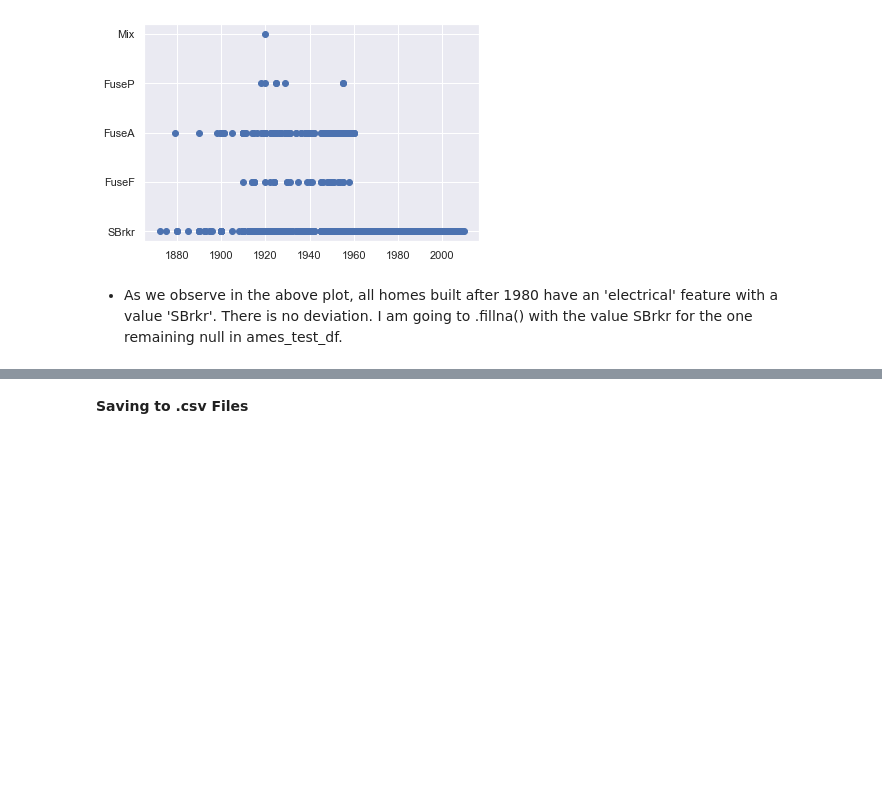
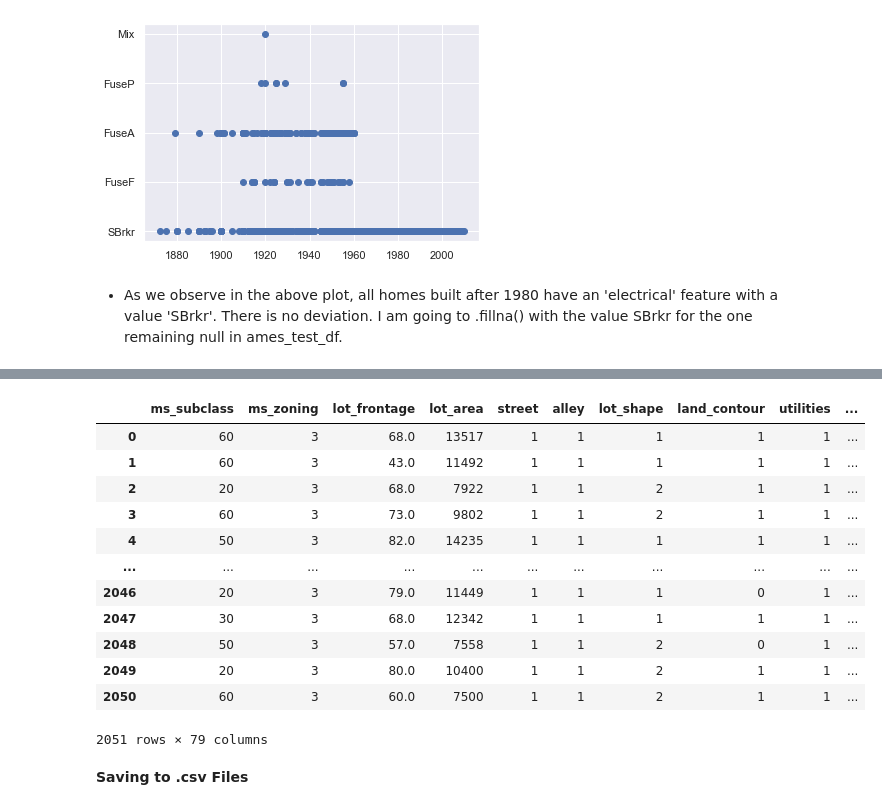
Before and after one commit to maryschindler/project_ames_kaggle_challenge, a Jupyter notebook: 2.0/notebooks/02_Preprocessing_and_FeatSel.ipynb, the cells around one changed output, grey strips where cells are left out. Cells and saved outputs as stored; diff of their text form; code cells hidden in the pictures; blank space fills up the shorter version.

```diff
--- a/2.0/notebooks/02_Preprocessing_and_FeatSel.ipynb
+++ b/2.0/notebooks/02_Preprocessing_and_FeatSel.ipynb
@@ -489,3 +918,19 @@ ames_test_df['electrical'].fillna(value = 'SBrkr', inplace = True)
+# %%
+ames_df
+# %% [output]
+|  | ms_subclass | ms_zoning | lot_frontage | lot_area | street | alley | lot_shape | land_contour | utilities | ... |
+| 0 | 60 | 3 | 68.0 | 13517 | 1 | 1 | 1 | 1 | 1 | ... |
+| 1 | 60 | 3 | 43.0 | 11492 | 1 | 1 | 1 | 1 | 1 | ... |
+| 2 | 20 | 3 | 68.0 | 7922 | 1 | 1 | 2 | 1 | 1 | ... |
+| 3 | 60 | 3 | 73.0 | 9802 | 1 | 1 | 2 | 1 | 1 | ... |
+| 4 | 50 | 3 | 82.0 | 14235 | 1 | 1 | 1 | 1 | 1 | ... |
+| ... | ... | ... | ... | ... | ... | ... | ... | ... | ... | ... |
+| 2046 | 20 | 3 | 79.0 | 11449 | 1 | 1 | 1 | 0 | 1 | ... |
+| 2047 | 30 | 3 | 68.0 | 12342 | 1 | 1 | 1 | 1 | 1 | ... |
+| 2048 | 50 | 3 | 57.0 | 7558 | 1 | 1 | 2 | 0 | 1 | ... |
+| 2049 | 20 | 3 | 80.0 | 10400 | 1 | 1 | 2 | 1 | 1 | ... |
+| 2050 | 60 | 3 | 60.0 | 7500 | 1 | 1 | 2 | 1 | 1 | ... |
+2051 rows × 79 columns
 # %% [markdown]
 **Saving to .csv Files**
 # %%
```
Also changed, not shown: parts of 9 cells of this notebook, 5 other files.
